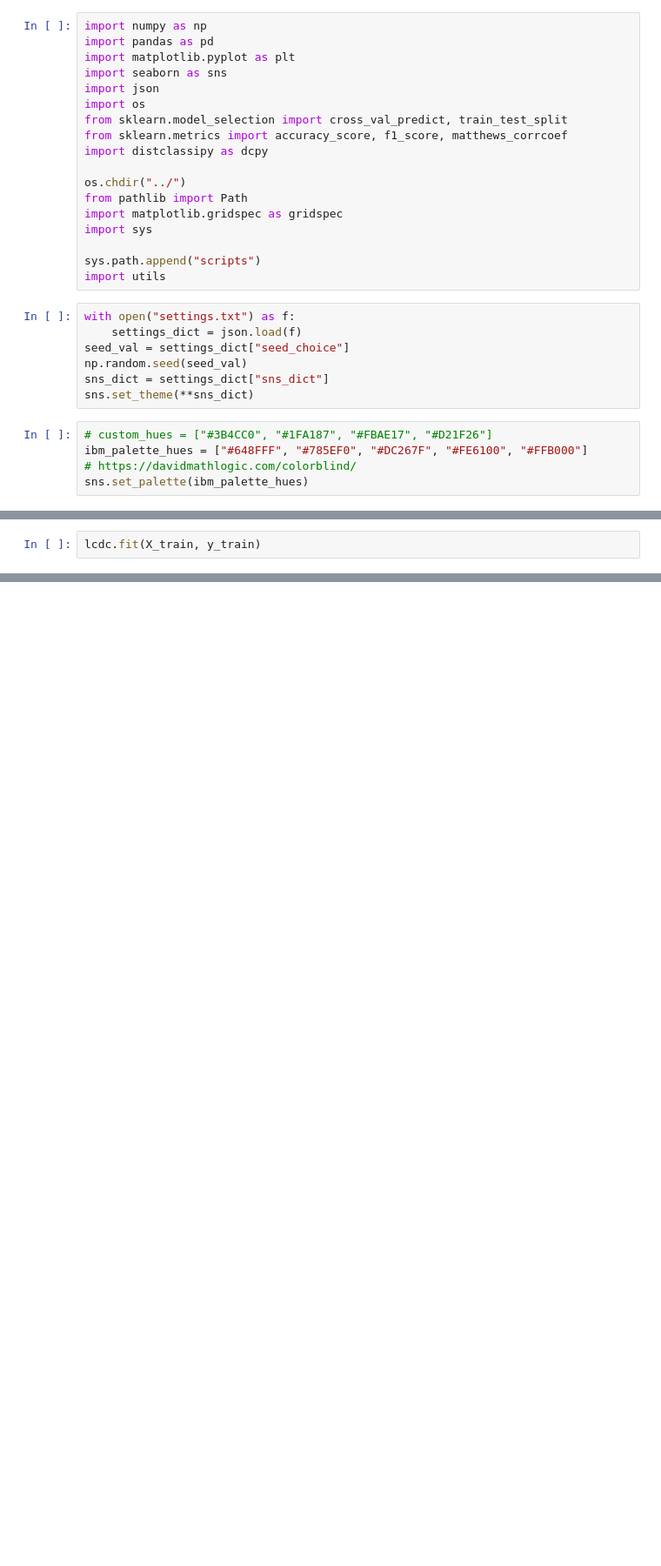
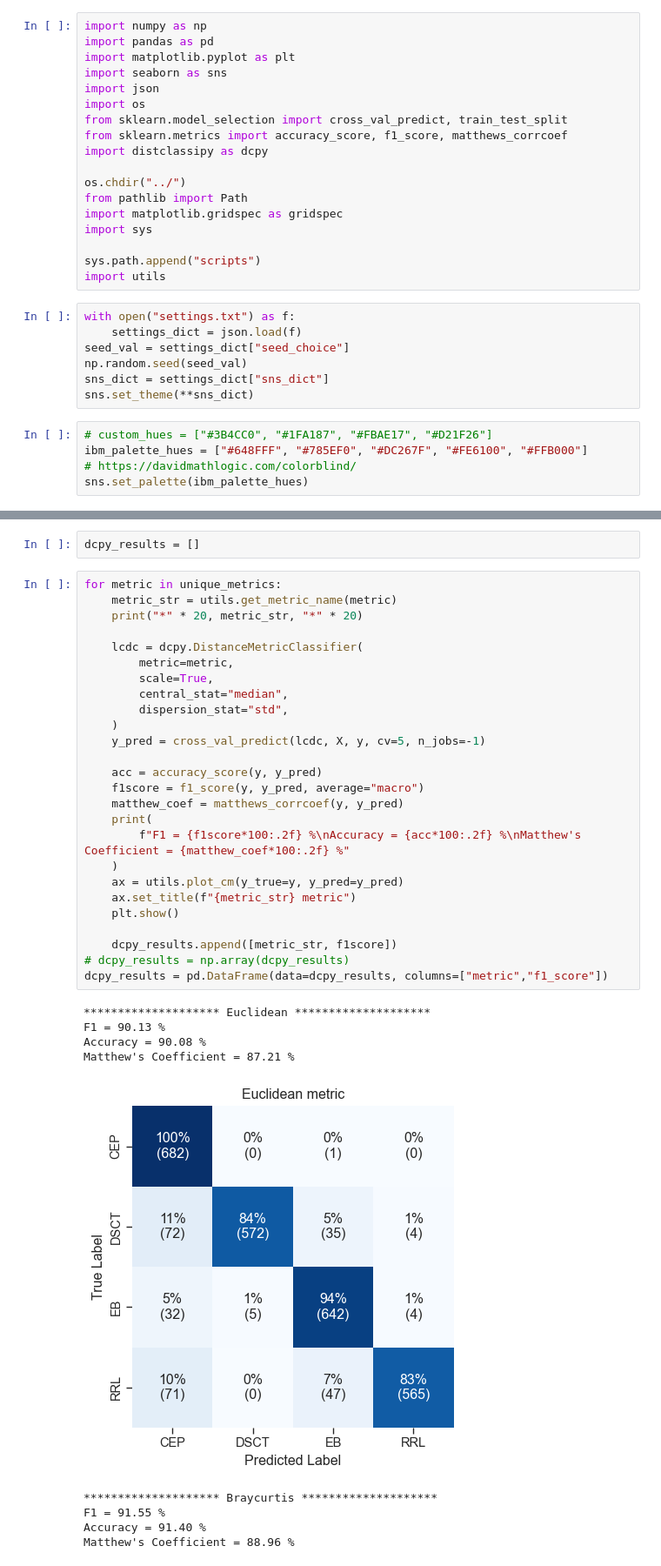
Before and after one commit to sidchaini/DistanceAnomalies, a Jupyter notebook: 03. distances features eda/03b. classify.ipynb, the cells around one changed output, grey strips where cells are left out. Shown at 87% size. Drawn from its saved outputs; the diff is of its cells as text; blank space fills up the shorter version.

Commit message:
Added new anomalies code: iforest and dcpy

```diff
--- a/03. distances features eda/03b. classify.ipynb
+++ b/03. distances features eda/03b. classify.ipynb
@@ -80,2 +90,0 @@ lcdc = dcpy.DistanceMetricClassifier(
-# %%
-lcdc.fit(X_train, y_train)
@@ -104,0 +135,38 @@ Matthew's Coefficient = 24.42 %
+# %%
+dcpy_results = []
+# %%
+for metric in unique_metrics:
+    metric_str = utils.get_metric_name(metric)
+    print("*" * 20, metric_str, "*" * 20)
+
+    lcdc = dcpy.DistanceMetricClassifier(
+        metric=metric,
+        scale=True,
+        central_stat="median",
+        dispersion_stat="std",
+    )
+    y_pred = cross_val_predict(lcdc, X, y, cv=5, n_jobs=-1)
+
+    acc = accuracy_score(y, y_pred)
+    f1score = f1_score(y, y_pred, average="macro")
+    matthew_coef = matthews_corrcoef(y, y_pred)
+    print(
+        f"F1 = {f1score*100:.2f} %\nAccuracy = {acc*100:.2f} %\nMatthew's Coefficient = {matthew_coef*100:.2f} %"
+    )
+    ax = utils.plot_cm(y_true=y, y_pred=y_pred)
+    ax.set_title(f"{metric_str} metric")
+    plt.show()
+
+    dcpy_results.append([metric_str, f1score])
+# dcpy_results = np.array(dcpy_results)
+dcpy_results = pd.DataFrame(data=dcpy_results, columns=["metric","f1_score"])
+# %% [output]
+******************** Euclidean ********************
+F1 = 90.13 %
+Accuracy = 90.08 %
+Matthew's Coefficient = 87.21 %
+[figure, added]
+******************** Braycurtis ********************
+F1 = 91.55 %
+Accuracy = 91.40 %
+Matthew's Coefficient = 88.96 %
```
Also changed, not shown: parts of 21 cells of this notebook, 7 other files.
